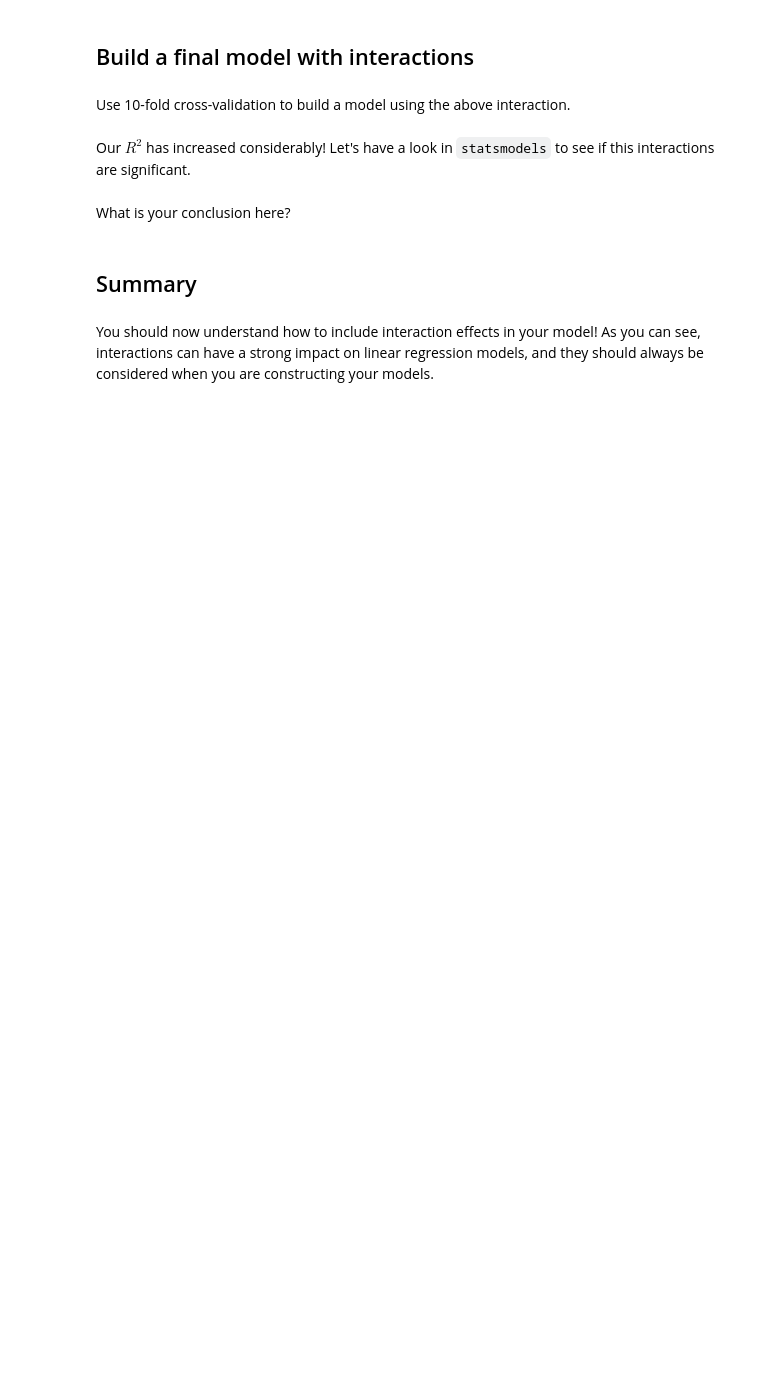
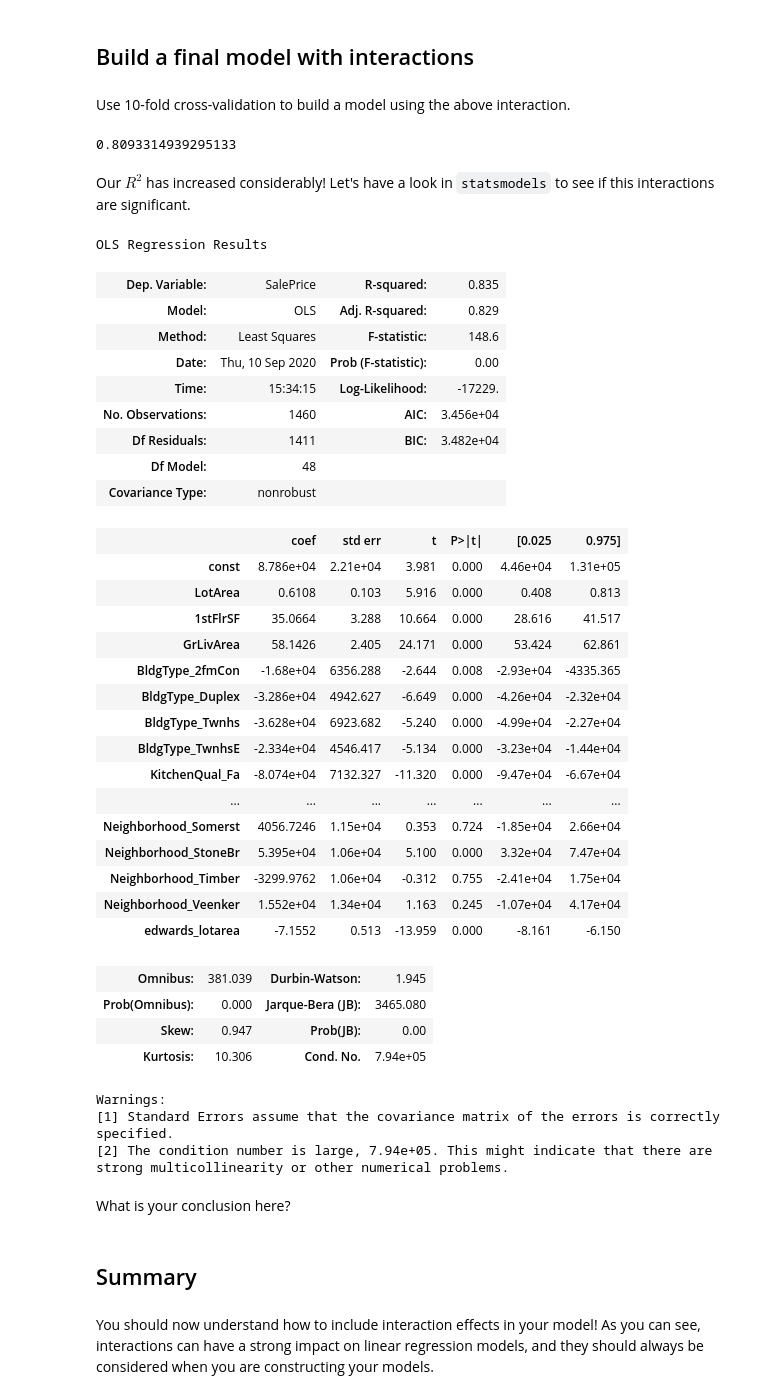
Before and after one commit to akaigraham/dsc-interaction-terms-lab-online-ds-sp-000, a Jupyter notebook: index.ipynb, the cells around one changed output. Drawn from its saved outputs; the diff is of its cells as text; code cells hidden in the pictures; blank space fills up the shorter version.

Commit message:
added vis and finalized model

```diff
--- a/index.ipynb
+++ b/index.ipynb
@@ -179,2 +203,14 @@ Use 10-fold cross-validation to build a model using the above interaction.
+# %%
+# code here
+linreg = LinearRegression()
+cross_val = KFold(n_splits=10, shuffle=True, random_state=1)
+X = preprocessed.drop(columns=['SalePrice'])
+y = preprocessed['SalePrice']
+X_interact = X.copy()
+X_interact['edwards_lotarea'] = X['Neighborhood_Edwards'] * X['LotArea']
+interact = np.mean(cross_val_score(linreg, X_interact, y, scoring='r2', cv=cross_val))
+interact
+# %% [output]
+0.8093314939295133
 # %% [markdown]
 Our $R^2$ has increased considerably! Let's have a look in `statsmodels` to see if this interactions are significant.
@@ -183,2 +217,44 @@ Our $R^2$ has increased considerably! Let's have a look in `statsmodels` to see
+# %%
+# code here
+import statsmodels.api as sm
+predictors_int = sm.add_constant(X_interact)
+model = sm.OLS(y, predictors_int)
+results = model.fit()
+results.summary()
+# %% [output]
+OLS Regression Results
+| Dep. Variable: | SalePrice | R-squared: | 0.835 |
+| Model: | OLS | Adj. R-squared: | 0.829 |
+| Method: | Least Squares | F-statistic: | 148.6 |
+| Date: | Thu, 10 Sep 2020 | Prob (F-statistic): | 0.00 |
+| Time: | 15:34:15 | Log-Likelihood: | -17229. |
+| No. Observations: | 1460 | AIC: | 3.456e+04 |
+| Df Residuals: | 1411 | BIC: | 3.482e+04 |
+| Df Model: | 48 |  |  |
+| Covariance Type: | nonrobust |  |  |
+|  | coef | std err | t | P>|t| | [0.025 | 0.975] |
+| const | 8.786e+04 | 2.21e+04 | 3.981 | 0.000 | 4.46e+04 | 1.31e+05 |
+| LotArea | 0.6108 | 0.103 | 5.916 | 0.000 | 0.408 | 0.813 |
+| 1stFlrSF | 35.0664 | 3.288 | 10.664 | 0.000 | 28.616 | 41.517 |
+| GrLivArea | 58.1426 | 2.405 | 24.171 | 0.000 | 53.424 | 62.861 |
+| BldgType_2fmCon | -1.68e+04 | 6356.288 | -2.644 | 0.008 | -2.93e+04 | -4335.365 |
+| BldgType_Duplex | -3.286e+04 | 4942.627 | -6.649 | 0.000 | -4.26e+04 | -2.32e+04 |
+| BldgType_Twnhs | -3.628e+04 | 6923.682 | -5.240 | 0.000 | -4.99e+04 | -2.27e+04 |
+| BldgType_TwnhsE | -2.334e+04 | 4546.417 | -5.134 | 0.000 | -3.23e+04 | -1.44e+04 |
+| KitchenQual_Fa | -8.074e+04 | 7132.327 | -11.320 | 0.000 | -9.47e+04 | -6.67e+04 |
+| ... | ... | ... | ... | ... | ... | ... |
+| Neighborhood_Somerst | 4056.7246 | 1.15e+04 | 0.353 | 0.724 | -1.85e+04 | 2.66e+04 |
+| Neighborhood_StoneBr | 5.395e+04 | 1.06e+04 | 5.100 | 0.000 | 3.32e+04 | 7.47e+04 |
+| Neighborhood_Timber | -3299.9762 | 1.06e+04 | -0.312 | 0.755 | -2.41e+04 | 1.75e+04 |
+| Neighborhood_Veenker | 1.552e+04 | 1.34e+04 | 1.163 | 0.245 | -1.07e+04 | 4.17e+04 |
+| edwards_lotarea | -7.1552 | 0.513 | -13.959 | 0.000 | -8.161 | -6.150 |
+| Omnibus: | 381.039 | Durbin-Watson: | 1.945 |
+| Prob(Omnibus): | 0.000 | Jarque-Bera (JB): | 3465.080 |
+| Skew: | 0.947 | Prob(JB): | 0.00 |
+| Kurtosis: | 10.306 | Cond. No. | 7.94e+05 |
+Warnings:
+[1] Standard Errors assume that the covariance matrix of the errors is correctly specified.
+[2] The condition number is large, 7.94e+05. This might indicate that there are
+strong multicollinearity or other numerical problems.
 # %% [markdown]
 What is your conclusion here?
```
Also changed, not shown: parts of 6 cells of this notebook.
